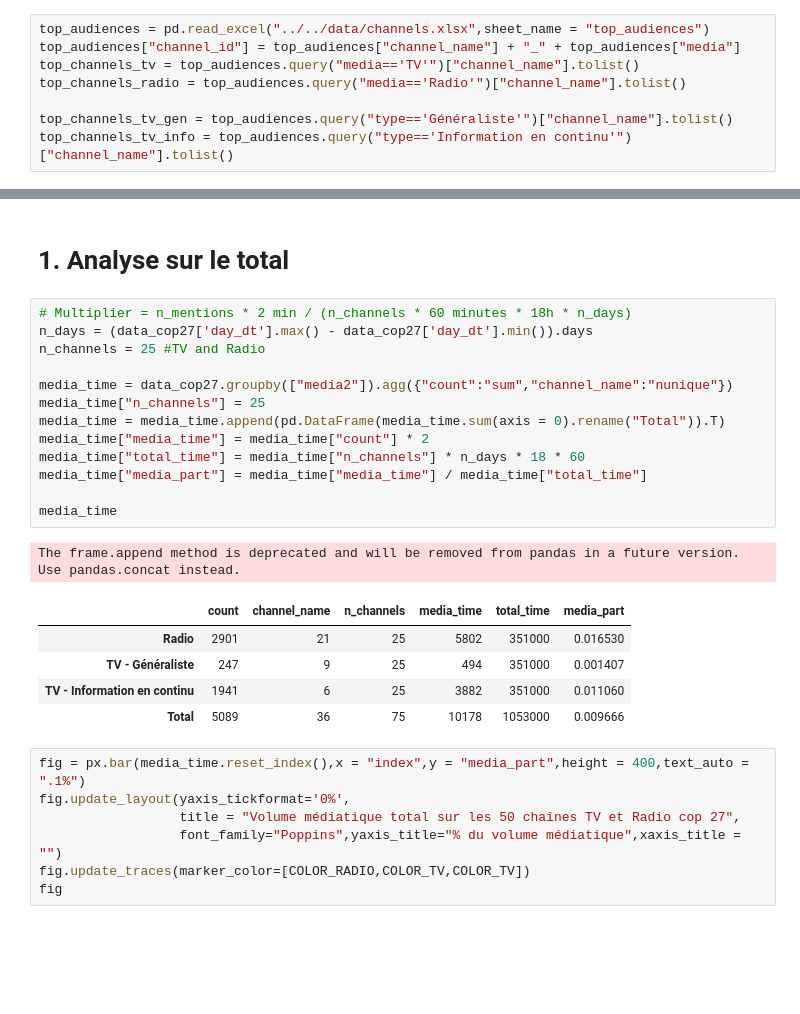
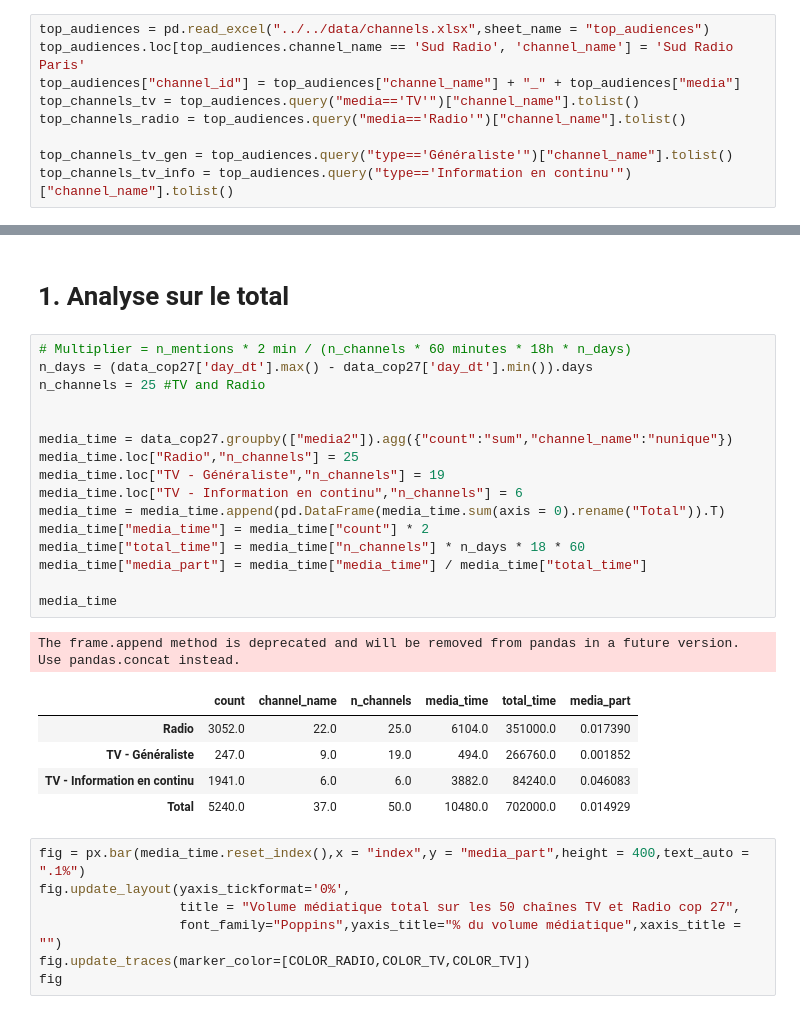
Before and after one commit to dataforgoodfr/quotaclimat, a Jupyter notebook: notebooks/COP27/COP27 - Bilan.ipynb, the cells around one changed output, grey strips where cells are left out. Saved outputs shown, nothing was run; the diff lists cells and outputs as text; blank space fills up the shorter version.

```diff
--- a/notebooks/COP27/COP27 - Bilan.ipynb
+++ b/notebooks/COP27/COP27 - Bilan.ipynb
@@ -56,6 +56,7 @@ Choisissez bien le bon fichier
 ## Filtrer sur les 50 chaînes TV et Radio avec le plus d'audience
 # %%
 top_audiences = pd.read_excel("../../data/channels.xlsx",sheet_name = "top_audiences")
+top_audiences.loc[top_audiences.channel_name == 'Sud Radio', 'channel_name'] = 'Sud Radio Paris'
 top_audiences["channel_id"] = top_audiences["channel_name"] + "_" + top_audiences["media"]
 top_channels_tv = top_audiences.query("media=='TV'")["channel_name"].tolist()
 top_channels_radio = top_audiences.query("media=='Radio'")["channel_name"].tolist()
@@ -100,23 +105,26 @@ data_cop27 = data_all_days[data_all_days.keyword == 'COP27'].copy()
 # %%
 # Multiplier = n_mentions * 2 min / (n_channels * 60 minutes * 18h * n_days)
 n_days = (data_cop27['day_dt'].max() - data_cop27['day_dt'].min()).days
 n_channels = 25 #TV and Radio
 
+
 media_time = data_cop27.groupby(["media2"]).agg({"count":"sum","channel_name":"nunique"})
-media_time["n_channels"] = 25
+media_time.loc["Radio","n_channels"] = 25
+media_time.loc["TV - Généraliste","n_channels"] = 19
+media_time.loc["TV - Information en continu","n_channels"] = 6
 media_time = media_time.append(pd.DataFrame(media_time.sum(axis = 0).rename("Total")).T)
 media_time["media_time"] = media_time["count"] * 2
 media_time["total_time"] = media_time["n_channels"] * n_days * 18 * 60
 media_time["media_part"] = media_time["media_time"] / media_time["total_time"]
 
 media_time
 # %% [output]
 The frame.append method is deprecated and will be removed from pandas in a future version. Use pandas.concat instead.
 |  | count | channel_name | n_channels | media_time | total_time | media_part |
-| Radio | 2901 | 21 | 25 | 5802 | 351000 | 0.016530 |
-| TV - Généraliste | 247 | 9 | 25 | 494 | 351000 | 0.001407 |
-| TV - Information en continu | 1941 | 6 | 25 | 3882 | 351000 | 0.011060 |
-| Total | 5089 | 36 | 75 | 10178 | 1053000 | 0.009666 |
+| Radio | 3052.0 | 22.0 | 25.0 | 6104.0 | 351000.0 | 0.017390 |
+| TV - Généraliste | 247.0 | 9.0 | 19.0 | 494.0 | 266760.0 | 0.001852 |
+| TV - Information en continu | 1941.0 | 6.0 | 6.0 | 3882.0 | 84240.0 | 0.046083 |
+| Total | 5240.0 | 37.0 | 50.0 | 10480.0 | 702000.0 | 0.014929 |
 # %%
 fig = px.bar(media_time.reset_index(),x = "index",y = "media_part",height = 400,text_auto = ".1%")
 fig.update_layout(yaxis_tickformat='0%',
```
Also changed, not shown: parts of 6 cells of this notebook.
